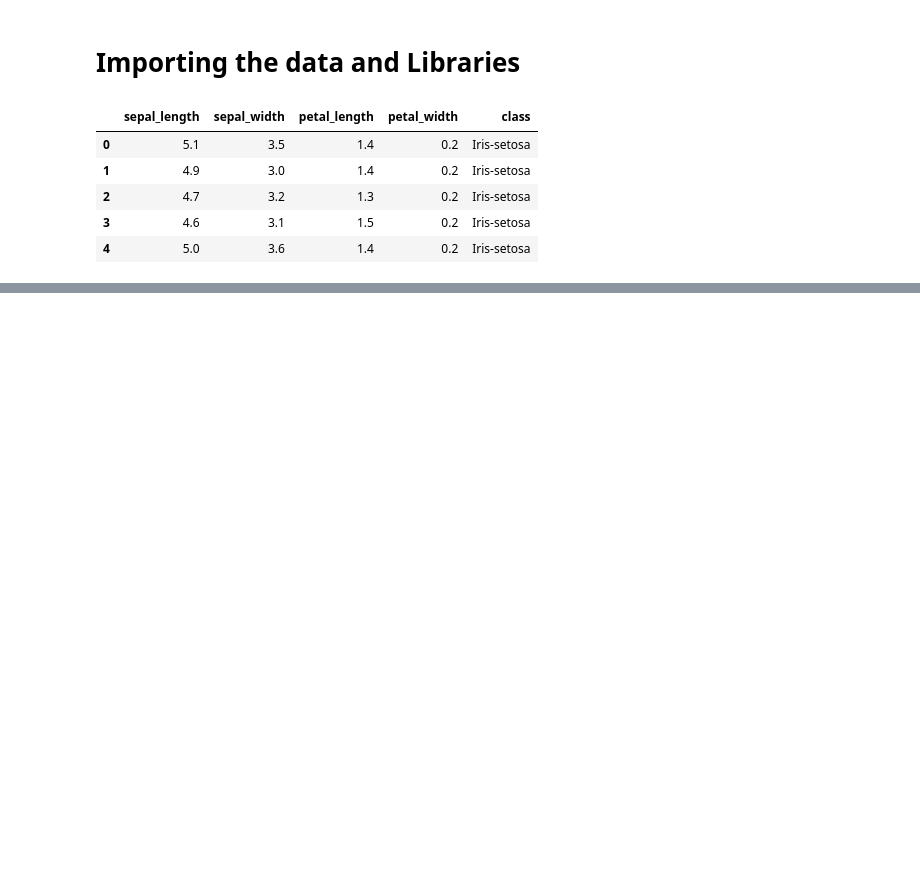
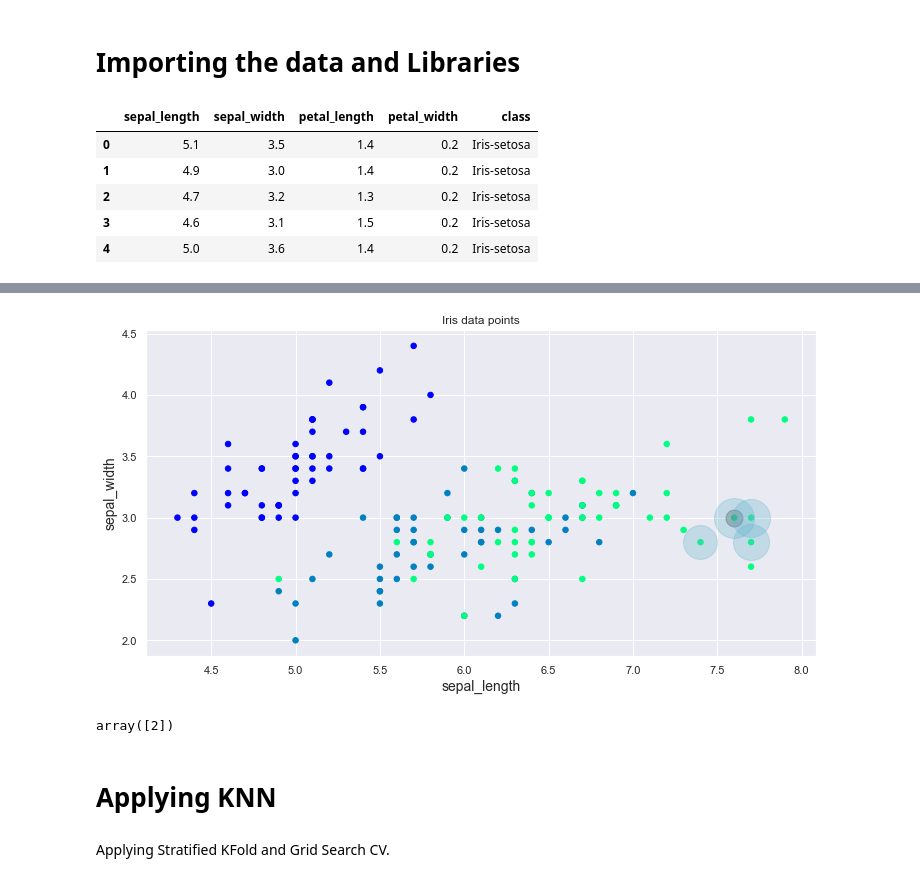
Before and after one commit to Deon67/KNN, a Jupyter notebook: KNN Classification.ipynb, the cells around one changed output, grey strips where cells are left out. Cells and saved outputs as stored; diff of their text form; code cells hidden in the pictures; blank space fills up the shorter version.

```diff
--- a/KNN Classification.ipynb
+++ b/KNN Classification.ipynb
@@ -25,6 +25,7 @@ data.head()
 # %%
 from sklearn.neighbors import KNeighborsClassifier
-knn=KNeighborsClassifier(metric="wminkowski",metric_params={'w':1},p=1)
+knn=KNeighborsClassifier(n_neighbors=4)
+#knn=KNeighborsClassifier(metric="wminkowski",metric_params={'w':1},p=2)
 knn.get_params()
 # %% [output]
 {'algorithm': 'auto',
@@ -51,2 +54,6 @@ knn.get_params()
 # %% [markdown]
 ![](MetricMeasure.png)
+# %%
+from sklearn.preprocessing import LabelEncoder
+label=LabelEncoder()
+data["class"]=label.fit_transform(data["class"])
@@ -53,3 +64,5 @@ knn.get_params()
+# %%
+x,y=data.drop(["class",'petal_length','petal_width'],axis=1),data.iloc[:,-1]
 # %%
 knn.fit(x,y)
 # %% [output]
@@ -58 +71,5 @@ KNeighborsClassifier(algorithm='auto', leaf_size=30, metric='chebyshev',
                      weights='uniform')
+# %%
+x_test=[[7.6,3.0]]
+print(knn.kneighbors(x_test))
+test=knn.kneighbors(x_test)[1][0]
@@ -58,0 +88,44 @@ KNeighborsClassifier(algorithm='auto', leaf_size=30, metric='chebyshev',
+# %%
+%matplotlib inline
+plt.figure(figsize=(12, 6))
+
+xs = x.iloc[:, 0]
+ys = x.iloc[:, 1]
+
+# all the training points
+plt.scatter(xs, ys, s=30, c=data['class'], marker='o', cmap='winter')
+# test point 1
+plt.scatter(x_test[0][0],
+            x_test[0][1],
+            s=290,
+            c='k',
+            alpha=.3)
+
+size_reduction = 150
+size_neigh = 1600
+
+for ind in test:
+    test1_x = x.iloc[ind]['sepal_length']
+    test1_y = x.iloc[ind]['sepal_width']
+
+    plt.scatter(test1_x,
+               test1_y,
+               s=size_neigh,
+               c='c',
+               marker='o',
+               alpha=.3)
+    size_neigh = size_neigh -size_reduction
+
+plt.title('Iris data points')
+plt.xlabel('sepal_length', fontsize=14)
+plt.ylabel('sepal_width', fontsize=14);
+# %% [output]
+[figure, added]
+# %%
+knn.predict(x_test)
+# %% [output]
+array([2])
+# %% [markdown]
+# Applying KNN
+# %% [markdown]
+Applying Stratified KFold and Grid Search CV.
```
Also changed, not shown: parts of 18 cells of this notebook.
